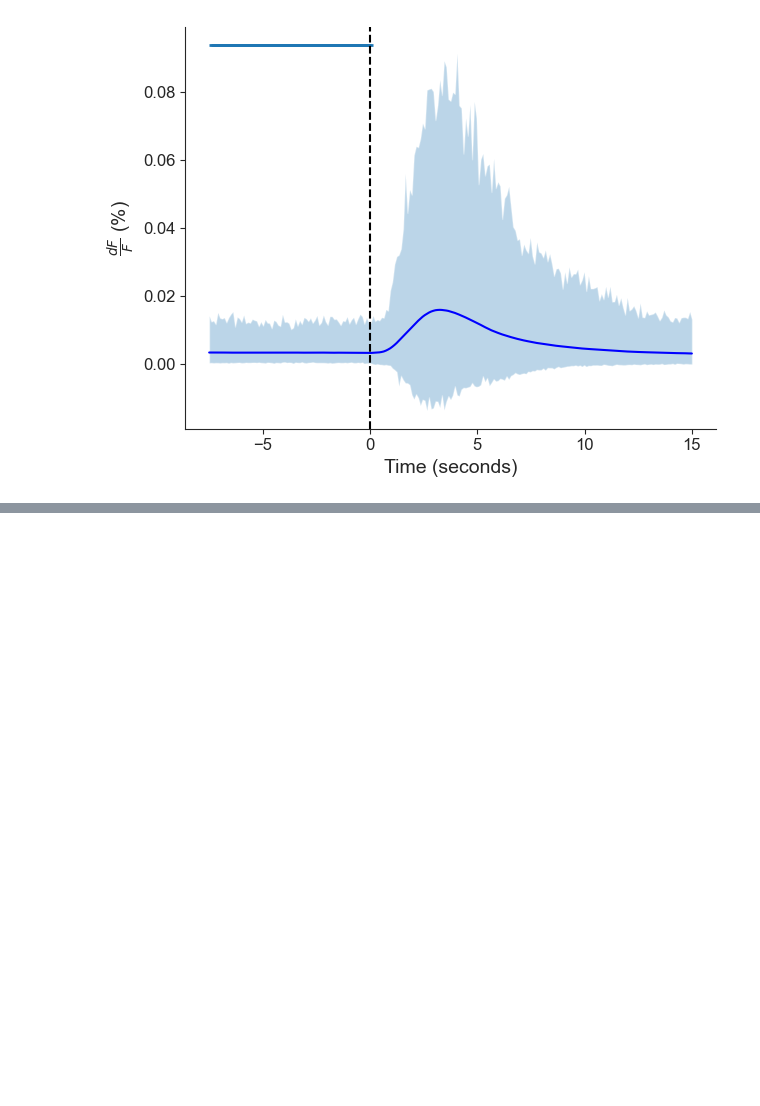
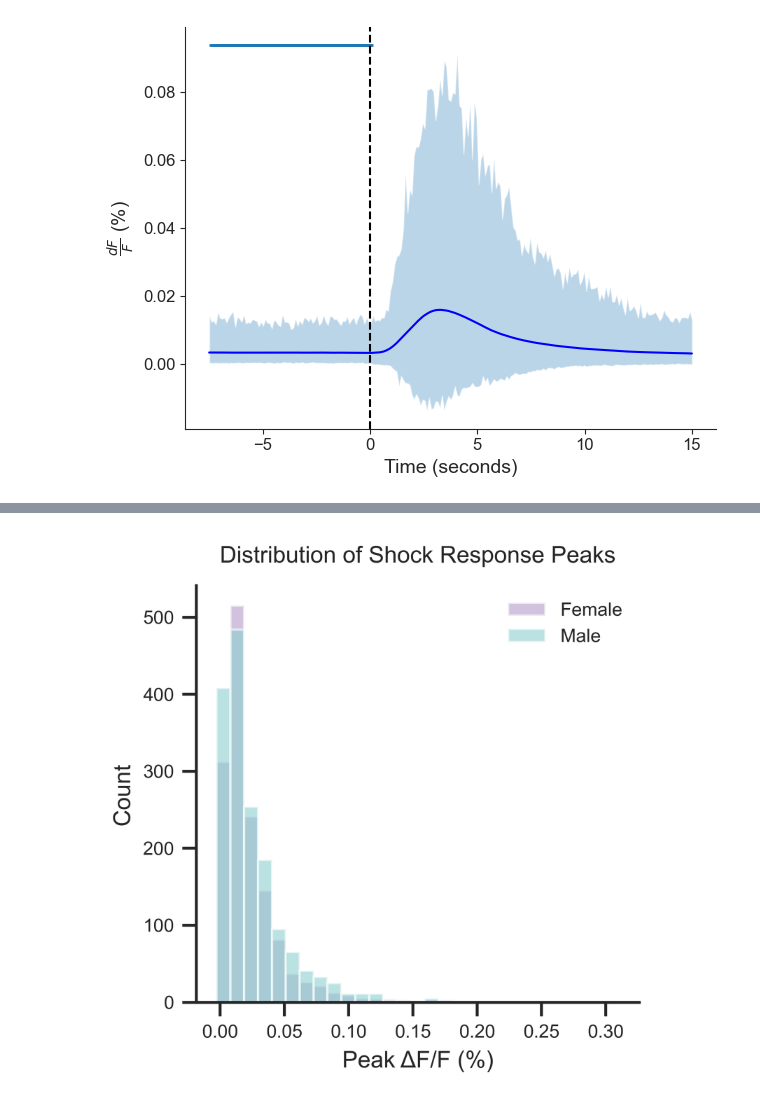
Before and after one commit to rsenne/dCA1_Paper, a Jupyter notebook: onep/Rebecca_Paper_Figures/Figure2_shockETA.ipynb, the cells around one changed output, grey strips where cells are left out. Saved outputs shown, nothing was run; the diff lists cells and outputs as text; code cells hidden in the pictures; blank space fills up the shorter version.

```diff
--- a/onep/Rebecca_Paper_Figures/Figure2_shockETA.ipynb
+++ b/onep/Rebecca_Paper_Figures/Figure2_shockETA.ipynb
@@ -212,0 +312,37 @@ plt.show()
+# %%
+# Get peak responses
+female_peaks = extract_peak_response(fcA_female.T, timestamps, shock_events)
+male_peaks = extract_peak_response(fcA_male.T, timestamps, shock_events)
+
+import pandas as pd
+
+peak_df = pd.DataFrame({
+    'Peak dF/F (%)': np.concatenate([female_peaks, male_peaks]),
+    'Sex': ['Female'] * len(female_peaks) + ['Male'] * len(male_peaks)
+})
+# %%
+import matplotlib.pyplot as plt
+import seaborn as sns
+
+sns.set(style="ticks", font="Arial")
+plt.figure(figsize=(3.5, 3.5), dpi=600)
+
+# Histogram bins (adjust if needed)
+bins = np.linspace(min(female_peaks.min(), male_peaks.min()),
+                   max(female_peaks.max(), male_peaks.max()), 30)
+
+# Plot
+plt.hist(female_peaks, bins=bins, alpha=0.6, label='Female', color='#B39BC8', edgecolor='white')
+plt.hist(male_peaks, bins=bins, alpha=0.6, label='Male', color='#8CCFD0', edgecolor='white')
+
+# Labels and aesthetics
+plt.xlabel("Peak ΔF/F (%)", fontsize=10)
+plt.ylabel("Count", fontsize=10)
+plt.title("Distribution of Shock Response Peaks", fontsize=10, pad=10)
+plt.legend(frameon=False, fontsize=8)
+plt.tick_params(labelsize=8)
+sns.despine()
+plt.tight_layout()
+plt.show()
+# %% [output]
+[figure, added]
```
Also changed, not shown: parts of 7 cells of this notebook, 1 other file.
